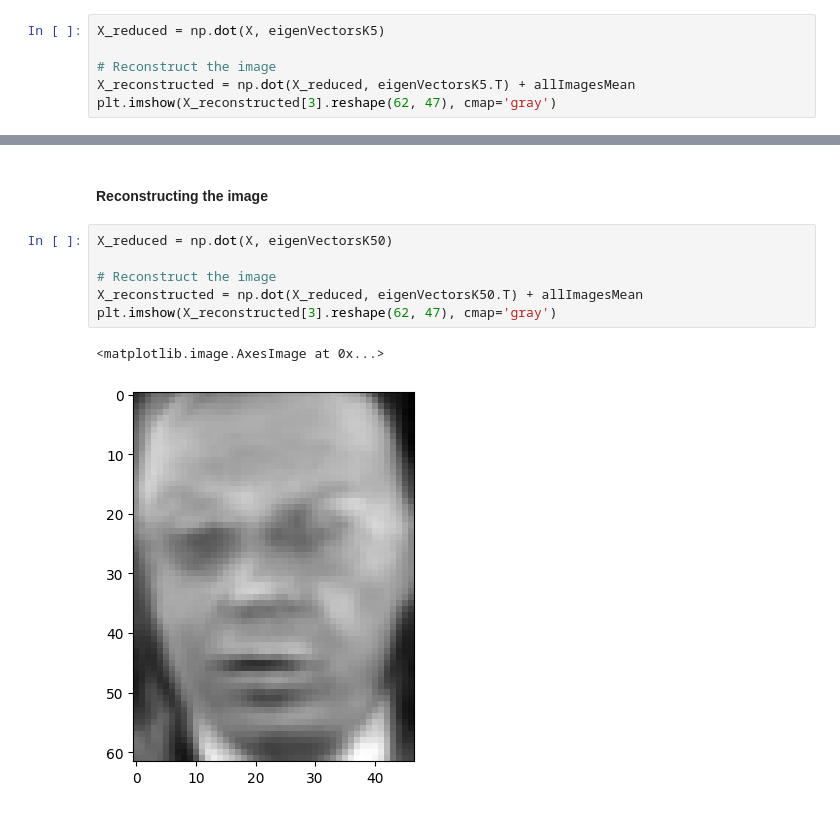
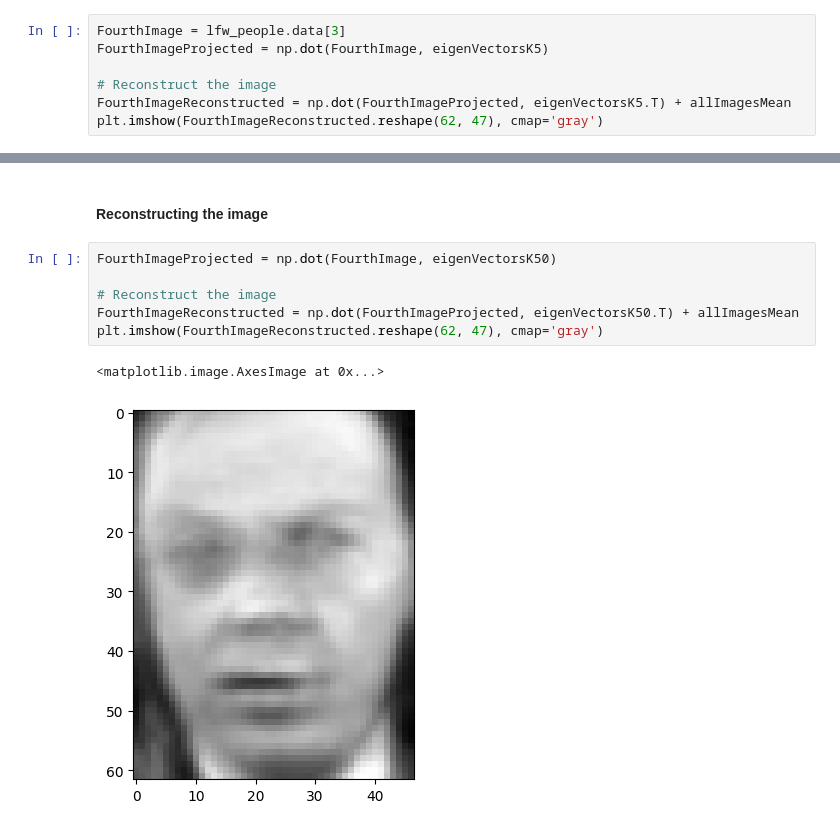
Before and after one commit to bordernone/AML_Projects, a Jupyter notebook: Miniproject_4/miniproject_4.ipynb, the cells around one changed output, grey strips where cells are left out. Saved outputs shown, nothing was run; the diff lists cells and outputs as text.

```diff
--- a/Miniproject_4/miniproject_4.ipynb
+++ b/Miniproject_4/miniproject_4.ipynb
@@ -404,10 +425,11 @@ for i in range(5):
 # %% [markdown]
 #### Reconstructing the image
 # %%
-X_reduced = np.dot(X, eigenVectorsK5)
+FourthImage = lfw_people.data[3]
+FourthImageProjected = np.dot(FourthImage, eigenVectorsK5)
 
 # Reconstruct the image
-X_reconstructed = np.dot(X_reduced, eigenVectorsK5.T) + allImagesMean
-plt.imshow(X_reconstructed[3].reshape(62, 47), cmap='gray')
+FourthImageReconstructed = np.dot(FourthImageProjected, eigenVectorsK5.T) + allImagesMean
+plt.imshow(FourthImageReconstructed.reshape(62, 47), cmap='gray')
 # %% [output]
 <matplotlib.image.AxesImage at 0x...>
@@ -428,11 +447,11 @@ for i in range(5):
 # %% [markdown]
 #### Reconstructing the image
 # %%
-X_reduced = np.dot(X, eigenVectorsK50)
+FourthImageProjected = np.dot(FourthImage, eigenVectorsK50)
 
 # Reconstruct the image
-X_reconstructed = np.dot(X_reduced, eigenVectorsK50.T) + allImagesMean
-plt.imshow(X_reconstructed[3].reshape(62, 47), cmap='gray')
+FourthImageReconstructed = np.dot(FourthImageProjected, eigenVectorsK50.T) + allImagesMean
+plt.imshow(FourthImageReconstructed.reshape(62, 47), cmap='gray')
 # %% [output]
 <matplotlib.image.AxesImage at 0x...>
-[figure, old version]
+[figure, new version]
```
Also changed, not shown: parts of 10 cells of this notebook.
